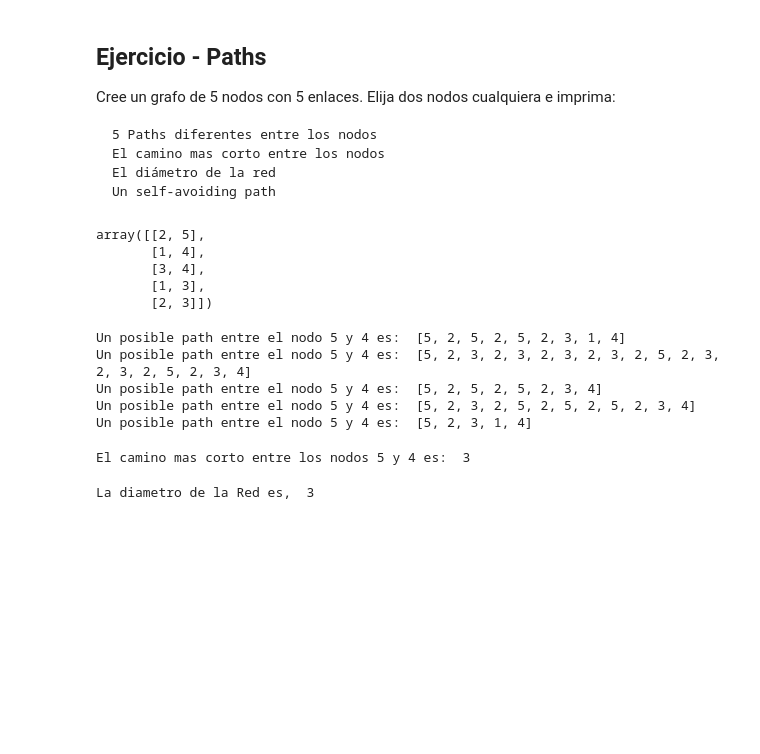
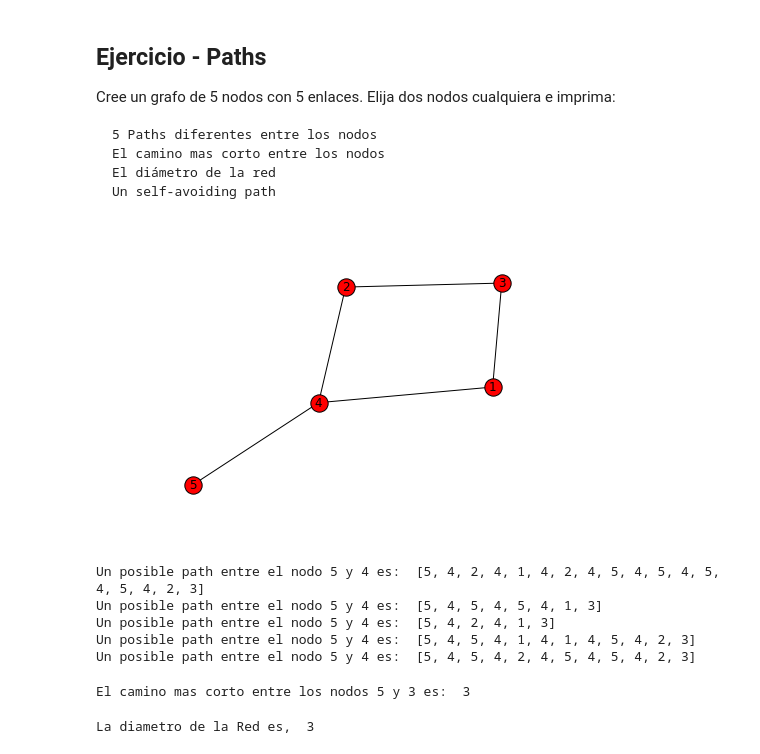
Before and after one commit to spulido99/NetworksAnalysis, a Jupyter notebook: alejogm0520/Ejercicios 1.1.ipynb, the cells around one changed output. Saved outputs shown, nothing was run; the diff lists cells and outputs as text; code cells hidden in the pictures; blank space fills up the shorter version.

```diff
--- a/alejogm0520/Ejercicios 1.1.ipynb
+++ b/alejogm0520/Ejercicios 1.1.ipynb
@@ -323,14 +326,14 @@ temp = []
 for subset in itertools.combinations(Nodes, 2):
     temp.append(subset)
 Edges = random.sample(temp, nEdges)
-# %%
-Edges
-# %% [output]
-array([[2, 5],
-       [1, 4],
-       [3, 4],
-       [1, 3],
-       [2, 3]])
+# %%
+Edges
+G = nx.Graph()
+G.add_edges_from(Edges)
+nx.draw(G, with_labels = True)
+plt.show()
+# %% [output]
+[figure, added]
 # %%
 Grafo = {
      1 : []
@@ -360,17 +363,17 @@ def pathGen(Inicio, Fin):
             break
     return temp
 # %%
-print "Un posible path entre el nodo 5 y 4 es: ", pathGen(5,4)
-print "Un posible path entre el nodo 5 y 4 es: ", pathGen(5,4)
-print "Un posible path entre el nodo 5 y 4 es: ", pathGen(5,4)
-print "Un posible path entre el nodo 5 y 4 es: ", pathGen(5,4)
-print "Un posible path entre el nodo 5 y 4 es: ", pathGen(5,4)
+print "Un posible path entre el nodo 5 y 4 es: ", pathGen(5,3)
+print "Un posible path entre el nodo 5 y 4 es: ", pathGen(5,3)
+print "Un posible path entre el nodo 5 y 4 es: ", pathGen(5,3)
+print "Un posible path entre el nodo 5 y 4 es: ", pathGen(5,3)
+print "Un posible path entre el nodo 5 y 4 es: ", pathGen(5,3)
 # %% [output]
-Un posible path entre el nodo 5 y 4 es:  [5, 2, 5, 2, 5, 2, 3, 1, 4]
-Un posible path entre el nodo 5 y 4 es:  [5, 2, 3, 2, 3, 2, 3, 2, 3, 2, 5, 2, 3, 2, 3, 2, 5, 2, 3, 4]
-Un posible path entre el nodo 5 y 4 es:  [5, 2, 5, 2, 5, 2, 3, 4]
-Un posible path entre el nodo 5 y 4 es:  [5, 2, 3, 2, 5, 2, 5, 2, 5, 2, 3, 4]
-Un posible path entre el nodo 5 y 4 es:  [5, 2, 3, 1, 4]
+Un posible path entre el nodo 5 y 4 es:  [5, 4, 2, 4, 1, 4, 2, 4, 5, 4, 5, 4, 5, 4, 5, 4, 2, 3]
+Un posible path entre el nodo 5 y 4 es:  [5, 4, 5, 4, 5, 4, 1, 3]
+Un posible path entre el nodo 5 y 4 es:  [5, 4, 2, 4, 1, 3]
+Un posible path entre el nodo 5 y 4 es:  [5, 4, 5, 4, 1, 4, 1, 4, 5, 4, 2, 3]
+Un posible path entre el nodo 5 y 4 es:  [5, 4, 5, 4, 2, 4, 5, 4, 5, 4, 2, 3]
 # %%
 visited = {i : False for i in xrange(1, 6)}
 
@@ -386,9 +389,9 @@ def shortest(a, b, length = 0):
             visited[v] = False
     return minL
 
-print 'El camino mas corto entre los nodos 5 y 4 es: ', shortest(5, 4)
+print 'El camino mas corto entre los nodos 5 y 3 es: ', shortest(5, 3)
 # %% [output]
-El camino mas corto entre los nodos 5 y 4 es:  3
+El camino mas corto entre los nodos 5 y 3 es:  3
 # %%
 temp = []
 
```
Also changed, not shown: parts of 22 cells of this notebook.
